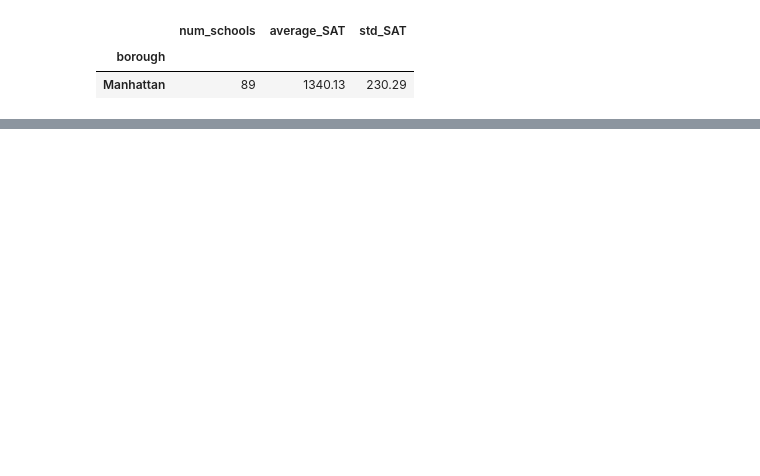
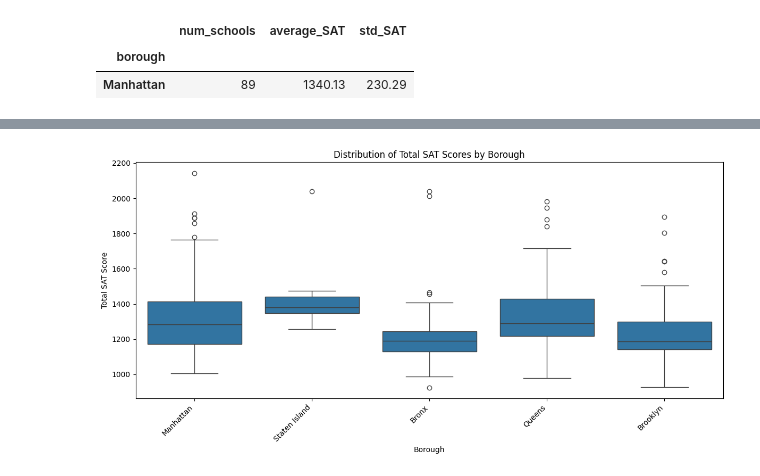
Before and after one commit to Pepe2795/Analisis_Resultados_SAT_NYC, a Jupyter notebook: Exploring_NYC_Public_Schools_Test_Result_scores.ipynb, the cells around one changed output, grey strips where cells are left out. Cells and saved outputs as stored; diff of their text form; code cells hidden in the pictures; blank space fills up the shorter version.

```diff
--- a/Exploring_NYC_Public_Schools_Test_Result_scores.ipynb
+++ b/Exploring_NYC_Public_Schools_Test_Result_scores.ipynb
@@ -64,0 +94,21 @@ largest_std_dev.head(1)
+# %%
+import matplotlib.pyplot as plt
+import seaborn as sns
+
+# Create a box plot of total_SAT scores by borough
+plt.figure(figsize=(12, 6)) # Adjust figure size for better readability
+sns.boxplot(x='borough', y='total_SAT', data=schools)
+
+# Add title and labels
+plt.title('Distribution of Total SAT Scores by Borough')
+plt.xlabel('Borough')
+plt.ylabel('Total SAT Score')
+
+# Rotate x-axis labels if they overlap
+plt.xticks(rotation=45, ha='right')
+
+# Show the plot
+plt.tight_layout() # Adjust layout to prevent labels overlapping
+plt.show()
+# %% [output]
+[figure, added]
```
Also changed, not shown: parts of 3 cells of this notebook.
